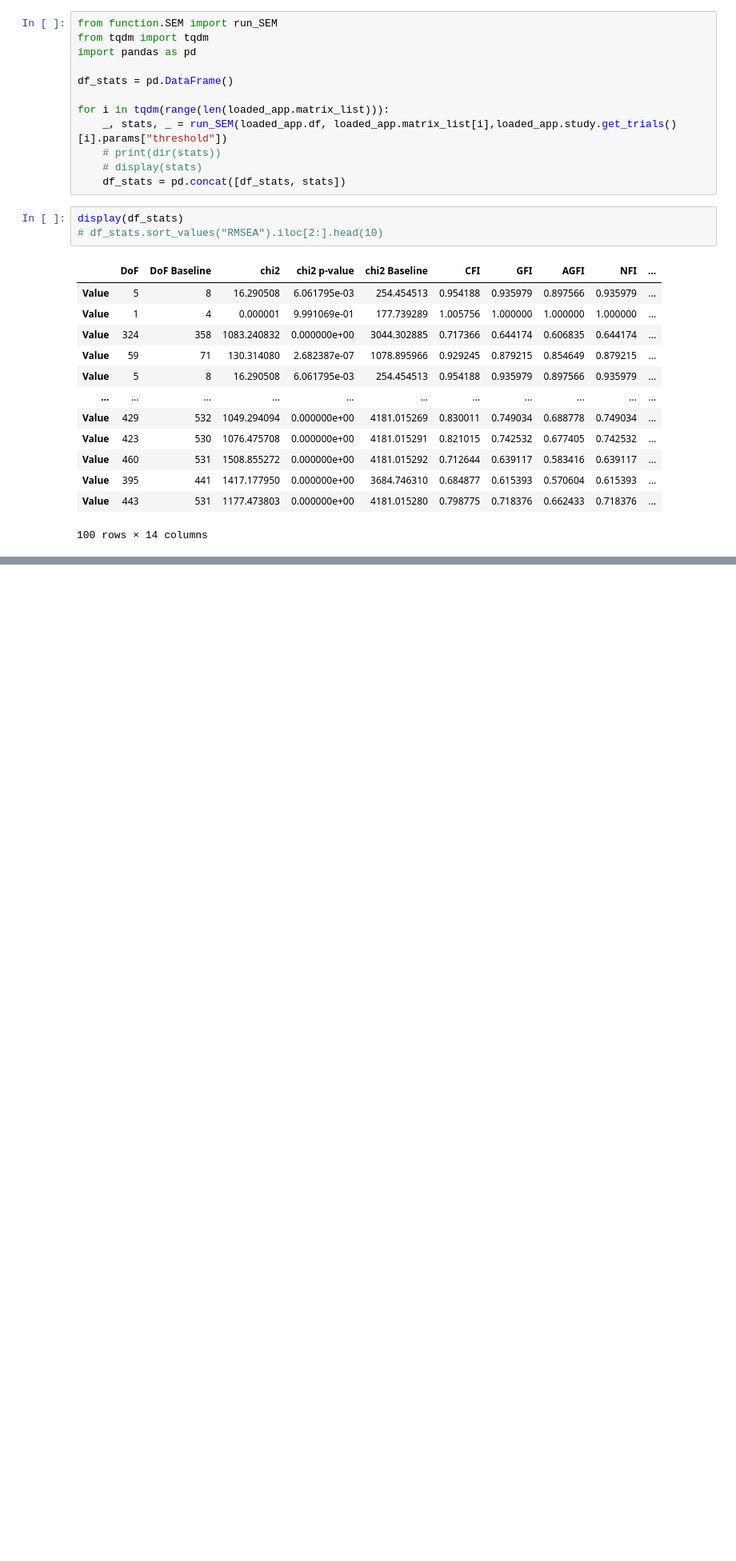
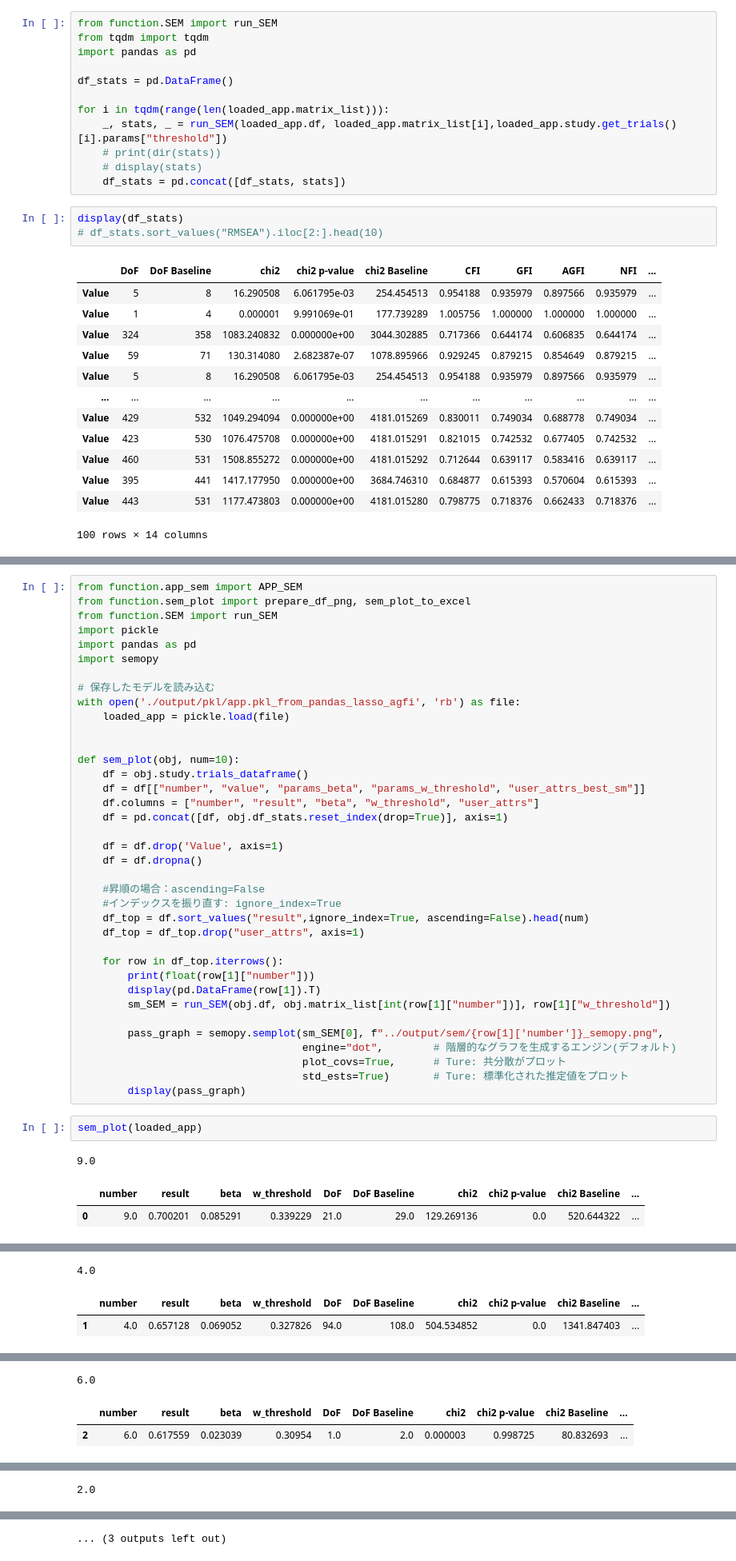
Before and after one commit to bigsumEX/research, a Jupyter notebook: test.ipynb, the cells around one changed output, grey strips where cells are left out. Shown at 80% size. Cells and saved outputs as stored; diff of their text form; blank space fills up the shorter version.

```diff
--- a/test.ipynb
+++ b/test.ipynb
@@ -42,0 +62,43 @@ loaded_app.data
+# %%
+from function.app_sem import APP_SEM
+from function.sem_plot import prepare_df_png, sem_plot_to_excel
+from function.SEM import run_SEM
+import pickle
+import pandas as pd
+import semopy
+
+# 保存したモデルを読み込む
+with open('./output/pkl/app.pkl_from_pandas_lasso_agfi', 'rb') as file:
+    loaded_app = pickle.load(file)
+
+
+def sem_plot(obj, num=10):
+    df = obj.study.trials_dataframe()
+    df = df[["number", "value", "params_beta", "params_w_threshold", "user_attrs_best_sm"]]
+    df.columns = ["number", "result", "beta", "w_threshold", "user_attrs"]
+    df = pd.concat([df, obj.df_stats.reset_index(drop=True)], axis=1)
+
+    df = df.drop('Value', axis=1)
+    df = df.dropna()
+
+    #昇順の場合：ascending=False
+    #インデックスを振り直す: ignore_index=True
+    df_top = df.sort_values("result",ignore_index=True, ascending=False).head(num)
+    df_top = df_top.drop("user_attrs", axis=1)
+
+    for row in df_top.iterrows():
+        print(float(row[1]["number"]))
+        display(pd.DataFrame(row[1]).T)
+        sm_SEM = run_SEM(obj.df, obj.matrix_list[int(row[1]["number"])], row[1]["w_threshold"])
+
+        pass_graph = semopy.semplot(sm_SEM[0], f"../output/sem/{row[1]['number']}_semopy.png",
+                                    engine="dot",        # 階層的なグラフを生成するエンジン(デフォルト)
+                                    plot_covs=True,      # Ture: 共分散がプロット
+                                    std_ests=True)       # Ture: 標準化された推定値をプロット
+        display(pass_graph)
+# %%
+sem_plot(loaded_app)
+# %% [output]
+9.0
+|  | number | result | beta | w_threshold | DoF | DoF Baseline | chi2 | chi2 p-value | chi2 Baseline | ... |
+| 0 | 9.0 | 0.700201 | 0.085291 | 0.339229 | 21.0 | 29.0 | 129.269136 | 0.0 | 520.644322 | ... |
@@ -42,0 +106,3 @@ loaded_app.data
+4.0
+|  | number | result | beta | w_threshold | DoF | DoF Baseline | chi2 | chi2 p-value | chi2 Baseline | ... |
+| 1 | 4.0 | 0.657128 | 0.069052 | 0.327826 | 94.0 | 108.0 | 504.534852 | 0.0 | 1341.847403 | ... |
@@ -42,0 +110,3 @@ loaded_app.data
+6.0
+|  | number | result | beta | w_threshold | DoF | DoF Baseline | chi2 | chi2 p-value | chi2 Baseline | ... |
+| 2 | 6.0 | 0.617559 | 0.023039 | 0.30954 | 1.0 | 2.0 | 0.000003 | 0.998725 | 80.832693 | ... |
@@ -42,0 +114 @@ loaded_app.data
+2.0
@@ -42,0 +118 @@ loaded_app.data
+... (3 outputs left out)
```
Also changed, not shown: parts of 4 cells of this notebook, 58 other files.
